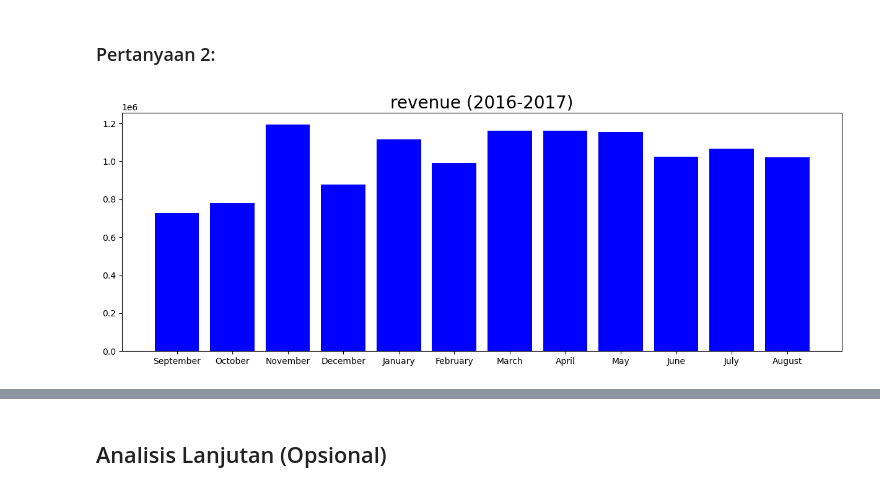
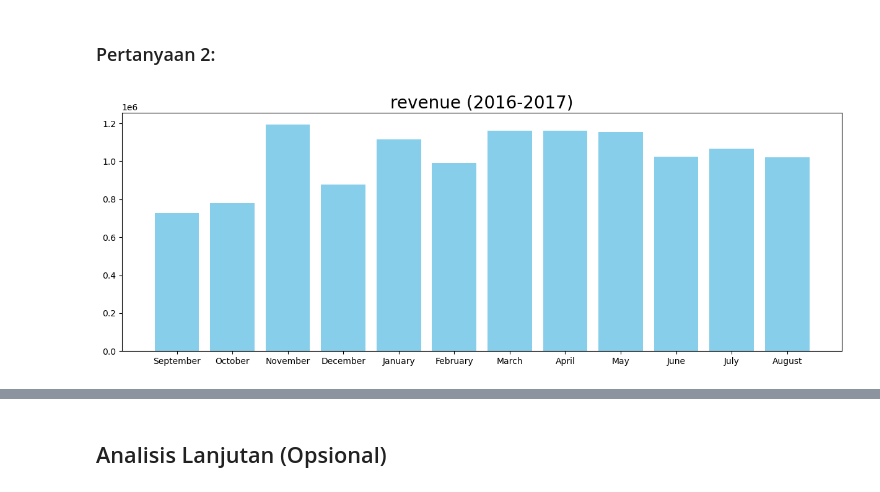
Before and after one commit to mkhsnw/dashboard, a Jupyter notebook: notebook.ipynb, the cells around one changed output, grey strips where cells are left out. Drawn from its saved outputs; the diff is of its cells as text; code cells hidden in the pictures.

```diff
--- a/notebook.ipynb
+++ b/notebook.ipynb
@@ -515,17 +519,17 @@ plt.show()
 # %%
 payment_order = pd.merge(order_payments_df, orders_df, on='order_id', how='left')
 monthly_order = payment_order.resample('ME', on='order_purchase_timestamp').agg({
     'order_id' : 'nunique',
     'payment_value' : "sum"
 })
 monthly_order.index = monthly_order.index.strftime('%B')
 monthly_order = monthly_order.reset_index()
 monthly_order.rename(columns={'order_id':'total_order',"payment_value" : "revenue"}, inplace=True)
 plt.figure(figsize=(15, 5))
-plt.bar(monthly_order['order_purchase_timestamp'], monthly_order['revenue'], color='b')
+plt.bar(monthly_order['order_purchase_timestamp'], monthly_order['revenue'], color='skyblue')
 plt.title("revenue (2016-2017)", loc="center", fontsize=20)
 plt.xticks(fontsize=10)
 plt.yticks(fontsize=10)
 plt.show()
 # %% [output]
-[figure, old version]
+[figure, new version]
```
Also changed, not shown: parts of 5 cells of this notebook, 3 other files.
